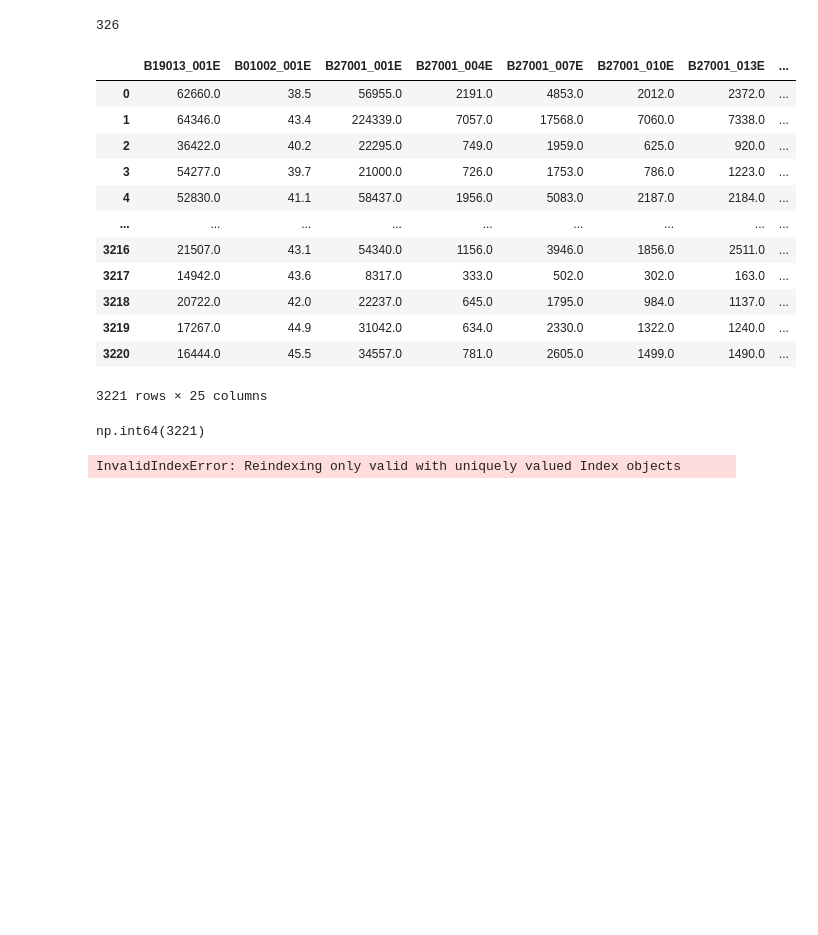
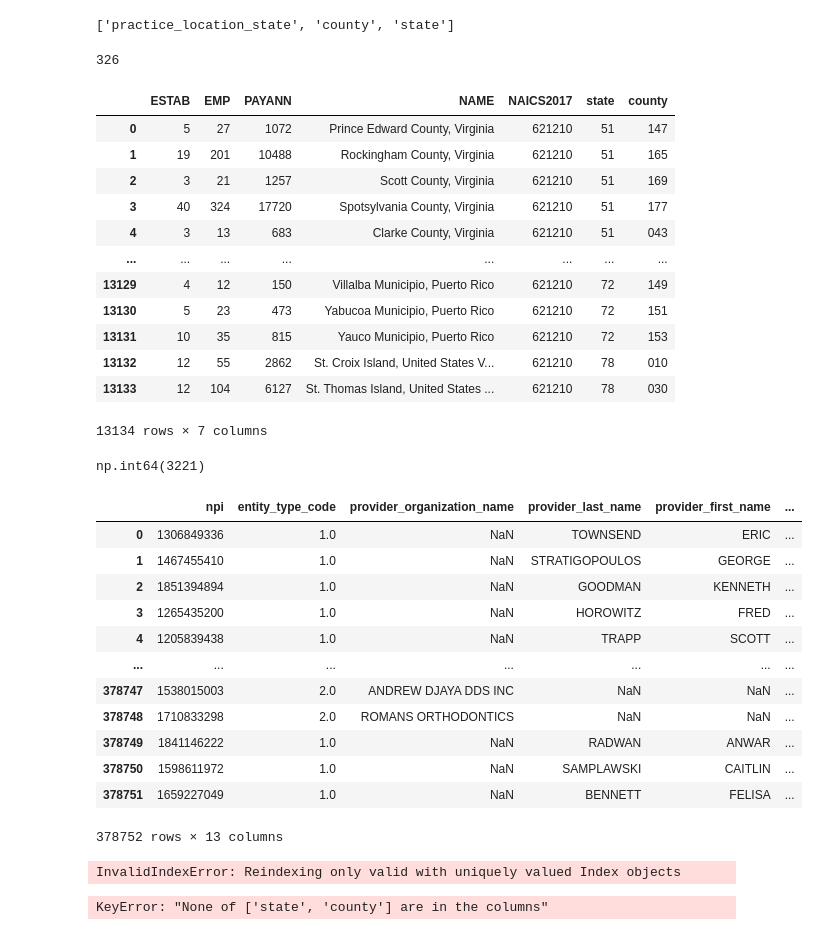
Before and after one commit to carlmarco/dental-market-intelligence, a Jupyter notebook: notebooks/inv_3.ipynb, the cells around one changed output. Saved outputs shown, nothing was run; the diff lists cells and outputs as text; code cells hidden in the pictures; blank space fills up the shorter version.

Commit message:
Working on finding a best way to join the datasets.

```diff
--- a/notebooks/inv_3.ipynb
+++ b/notebooks/inv_3.ipynb
@@ -25,23 +11,27 @@ cbp
+# %%
+[col for col in cbp.columns if 'county' in col or 'state' in col]
+# %% [output]
+['practice_location_state', 'county', 'state']
 # %%
 len(acs['county'].values.unique())
 # %% [output]
 326
 # %%
-acs
+cbp
 # %% [output]
-|  | B19013_001E | B01002_001E | B27001_001E | B27001_004E | B27001_007E | B27001_010E | B27001_013E | ... |
-| 0 | 62660.0 | 38.5 | 56955.0 | 2191.0 | 4853.0 | 2012.0 | 2372.0 | ... |
-| 1 | 64346.0 | 43.4 | 224339.0 | 7057.0 | 17568.0 | 7060.0 | 7338.0 | ... |
-| 2 | 36422.0 | 40.2 | 22295.0 | 749.0 | 1959.0 | 625.0 | 920.0 | ... |
-| 3 | 54277.0 | 39.7 | 21000.0 | 726.0 | 1753.0 | 786.0 | 1223.0 | ... |
-| 4 | 52830.0 | 41.1 | 58437.0 | 1956.0 | 5083.0 | 2187.0 | 2184.0 | ... |
-| ... | ... | ... | ... | ... | ... | ... | ... | ... |
-| 3216 | 21507.0 | 43.1 | 54340.0 | 1156.0 | 3946.0 | 1856.0 | 2511.0 | ... |
-| 3217 | 14942.0 | 43.6 | 8317.0 | 333.0 | 502.0 | 302.0 | 163.0 | ... |
-| 3218 | 20722.0 | 42.0 | 22237.0 | 645.0 | 1795.0 | 984.0 | 1137.0 | ... |
-| 3219 | 17267.0 | 44.9 | 31042.0 | 634.0 | 2330.0 | 1322.0 | 1240.0 | ... |
-| 3220 | 16444.0 | 45.5 | 34557.0 | 781.0 | 2605.0 | 1499.0 | 1490.0 | ... |
+|  | ESTAB | EMP | PAYANN | NAME | NAICS2017 | state | county |
+| 0 | 5 | 27 | 1072 | Prince Edward County, Virginia | 621210 | 51 | 147 |
+| 1 | 19 | 201 | 10488 | Rockingham County, Virginia | 621210 | 51 | 165 |
+| 2 | 3 | 21 | 1257 | Scott County, Virginia | 621210 | 51 | 169 |
+| 3 | 40 | 324 | 17720 | Spotsylvania County, Virginia | 621210 | 51 | 177 |
+| 4 | 3 | 13 | 683 | Clarke County, Virginia | 621210 | 51 | 043 |
+| ... | ... | ... | ... | ... | ... | ... | ... |
+| 13129 | 4 | 12 | 150 | Villalba Municipio, Puerto Rico | 621210 | 72 | 149 |
+| 13130 | 5 | 23 | 473 | Yabucoa Municipio, Puerto Rico | 621210 | 72 | 151 |
+| 13131 | 10 | 35 | 815 | Yauco Municipio, Puerto Rico | 621210 | 72 | 153 |
+| 13132 | 12 | 55 | 2862 | St. Croix Island, United States V... | 621210 | 78 | 010 |
+| 13133 | 12 | 104 | 6127 | St. Thomas Island, United States ... | 621210 | 78 | 030 |
-3221 rows × 25 columns
+13134 rows × 7 columns
 # %%
 acs.groupby('state')['county'].nunique().sum()
 # %% [output]
@@ -49,7 +41,28 @@ np.int64(3221)
+# %%
+nppes
+# %% [output]
+|  | npi | entity_type_code | provider_organization_name | provider_last_name | provider_first_name | ... |
+| 0 | 1306849336 | 1.0 | NaN | TOWNSEND | ERIC | ... |
+| 1 | 1467455410 | 1.0 | NaN | STRATIGOPOULOS | GEORGE | ... |
+| 2 | 1851394894 | 1.0 | NaN | GOODMAN | KENNETH | ... |
+| 3 | 1265435200 | 1.0 | NaN | HOROWITZ | FRED | ... |
+| 4 | 1205839438 | 1.0 | NaN | TRAPP | SCOTT | ... |
+| ... | ... | ... | ... | ... | ... | ... |
+| 378747 | 1538015003 | 2.0 | ANDREW DJAYA DDS INC | NaN | NaN | ... |
+| 378748 | 1710833298 | 2.0 | ROMANS ORTHODONTICS | NaN | NaN | ... |
+| 378749 | 1841146222 | 1.0 | NaN | RADWAN | ANWAR | ... |
+| 378750 | 1598611972 | 1.0 | NaN | SAMPLAWSKI | CAITLIN | ... |
+| 378751 | 1659227049 | 1.0 | NaN | BENNETT | FELISA | ... |
+378752 rows × 13 columns
 # %%
-nppes['county'] = nppes["practice_location_postal"].map(crosswalk['COUNTY'])
+nppes['county'] = nppes["practice_location_postal"].apply(lambda x: x[2:5])
+nppes['state'] = nppes["practice_location_postal"].apply(lambda x: x[0:2])
-# %% [output]
-InvalidIndexError: Reindexing only valid with uniquely valued Index objects
+# %%
+pd.concat(objs=[df for df in dfs], axis=1, join='inner')
+# %% [output]
+InvalidIndexError: Reindexing only valid with uniquely valued Index objects
 # %%
-crosswalk = pd.read_excel('..\ZIP_COUNTY_122025.xlsx', sheet_name='Export Worksheet', dtype={'ZIP': str, 'COUNTY': str})
+dfs = [df.set_index(['state', 'county']) for df in dfs]
+# %% [output]
+KeyError: "None of ['state', 'county'] are in the columns"
 # %%
```
Also changed, not shown: parts of 4 cells of this notebook.
